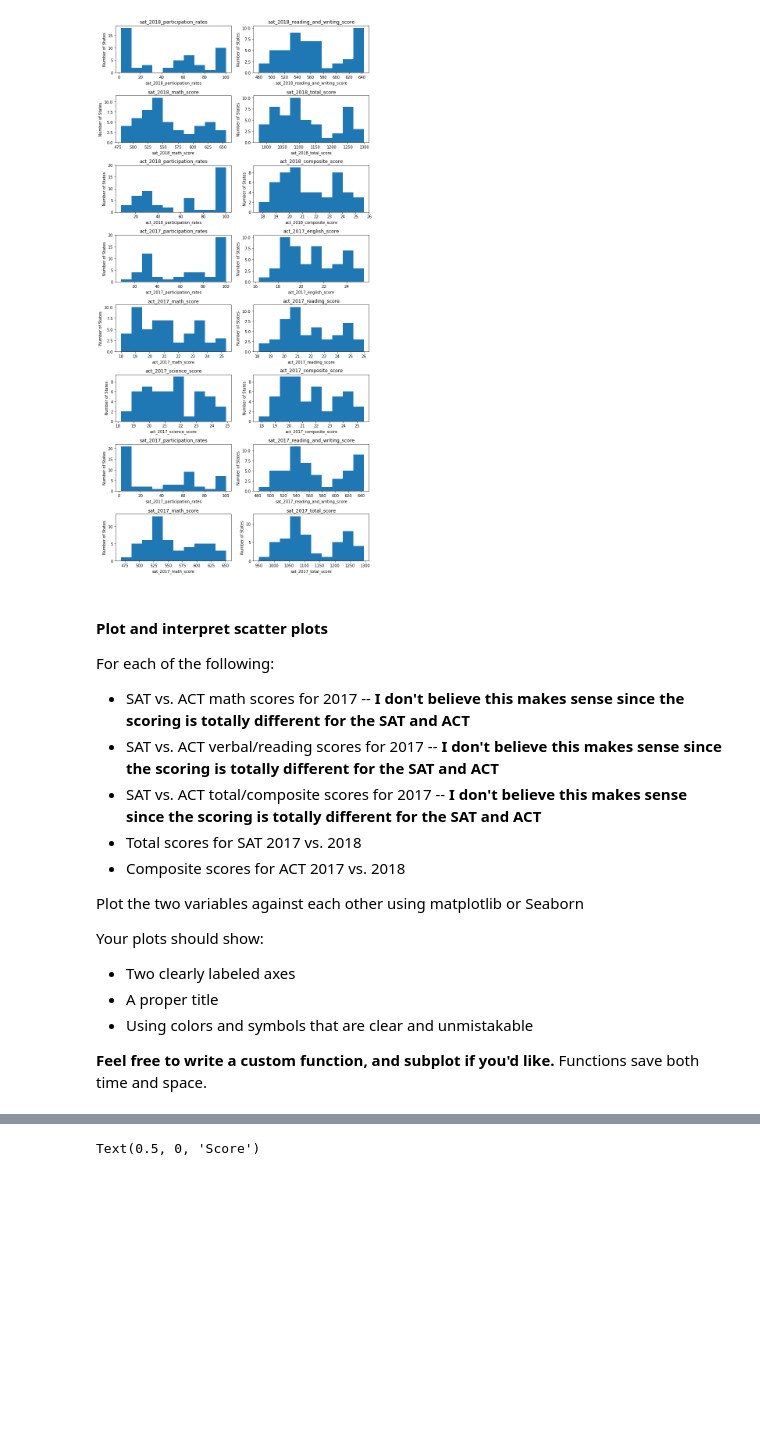
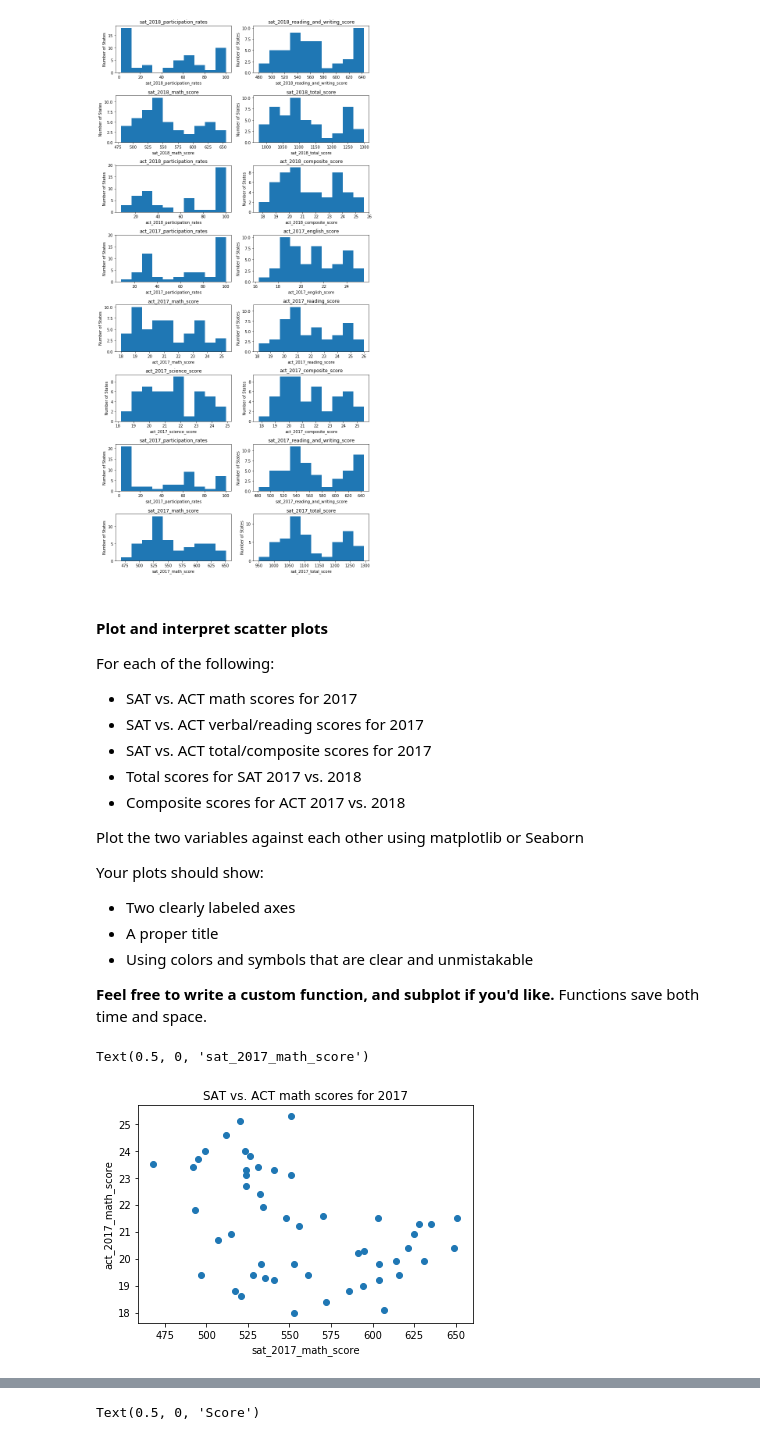
Before and after one commit to dmiz6393/ACT_SAT_dataset, a Jupyter notebook: code/starter-code.ipynb, the cells around one changed output, grey strips where cells are left out. Cells and saved outputs as stored; diff of their text form; code cells hidden in the pictures; blank space fills up the shorter version.

```diff
--- a/code/starter-code.ipynb
+++ b/code/starter-code.ipynb
@@ -1389,9 +1451,9 @@ subplot_histograms(final, list_of_columns_in_data, list_of_titles_in_data, list_
 #### Plot and interpret scatter plots
 
 For each of the following:
-- SAT vs. ACT math scores for 2017 -- **I don't believe this makes sense since the scoring is totally different for the SAT and ACT**
-- SAT vs. ACT verbal/reading scores for 2017 -- **I don't believe this makes sense since the scoring is totally different for the SAT and ACT**
-- SAT vs. ACT total/composite scores for 2017 -- **I don't believe this makes sense since the scoring is totally different for the SAT and ACT**
+- SAT vs. ACT math scores for 2017
+- SAT vs. ACT verbal/reading scores for 2017
+- SAT vs. ACT total/composite scores for 2017
 - Total scores for SAT 2017 vs. 2018
 - Composite scores for ACT 2017 vs. 2018
 
@@ -1403,3 +1465,11 @@ Your plots should show:
 - Using colors and symbols that are clear and unmistakable
 
 **Feel free to write a custom function, and subplot if you'd like.** Functions save both time and space.
+# %%
+plt.scatter(final["sat_2017_math_score"],final["act_2017_math_score"])
+plt.title("SAT vs. ACT math scores for 2017")
+plt.ylabel("act_2017_math_score")
+plt.xlabel("sat_2017_math_score")
+# %% [output]
+Text(0.5, 0, 'sat_2017_math_score')
+[figure, added]
```
Also changed, not shown: parts of 44 cells of this notebook.
